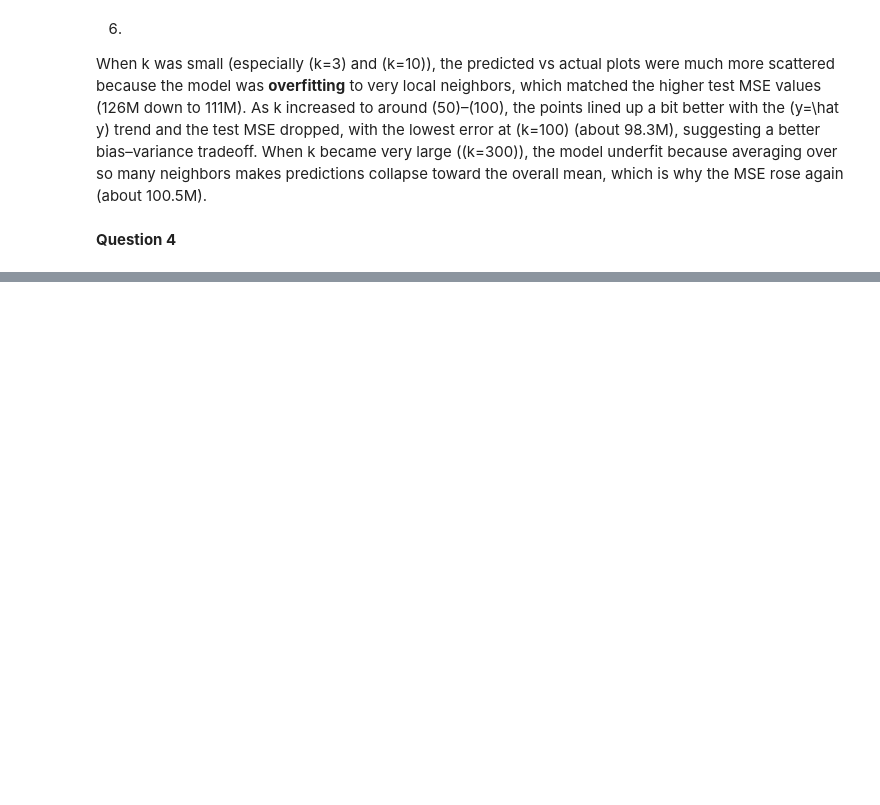
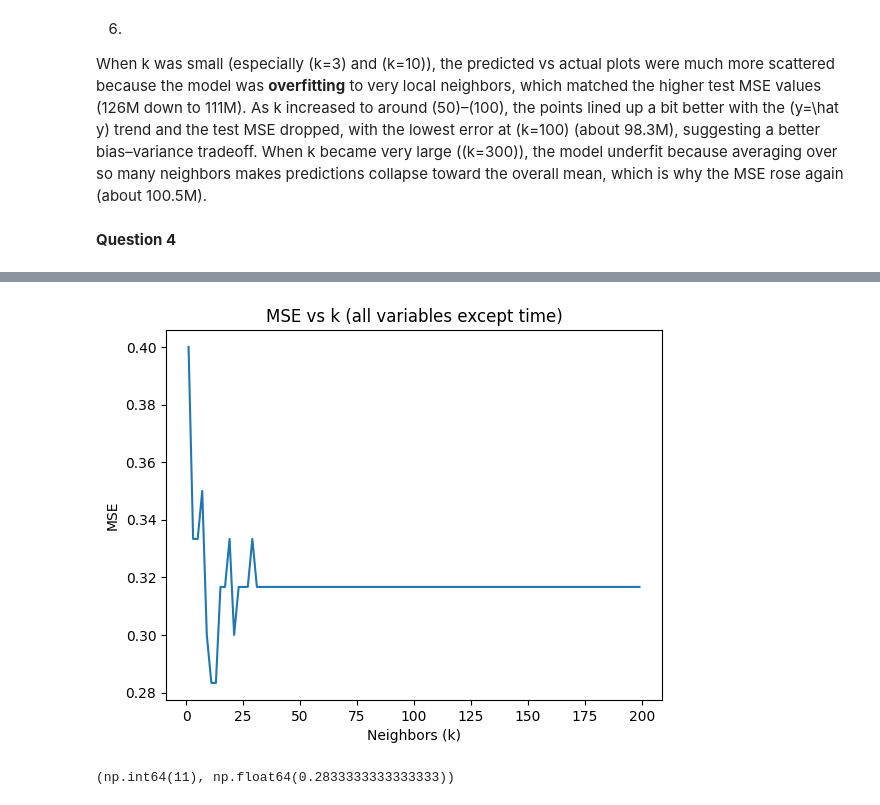
Before and after one commit to an9o/DS3021_Assignments, a Jupyter notebook: Assignment_2/Answers.ipynb, the cells around one changed output, grey strips where cells are left out. Cells and saved outputs as stored; diff of their text form; code cells hidden in the pictures; blank space fills up the shorter version.

```diff
--- a/Assignment_2/Answers.ipynb
+++ b/Assignment_2/Answers.ipynb
@@ -290,0 +456,36 @@ When k was small (especially (k=3) and (k=10)), the predicted vs actual plots we
+# %%
+y = df["DEATH_EVENT"]
+
+X = df.drop(columns=["DEATH_EVENT"])
+
+# Min-max normalize
+U = (X - X.min()) / (X.max() - X.min())
+
+# Train/test split
+U_train, U_test, y_train, y_test = train_test_split(
+    U, y, test_size=0.2, random_state=100, stratify=y
+)
+
+
+k_grid = np.array([(2*k+1) for k in range(0,100)])
+k_grid = k_grid[k_grid <= len(U_train)]
+
+mses = []
+for k in k_grid:
+    model = KNeighborsClassifier(n_neighbors=k)
+    model.fit(U_train, y_train)
+    y_hat = model.predict(U_test)
+    mses.append(mean_squared_error(y_test, y_hat))
+
+sns.lineplot(x=k_grid, y=mses)
+plt.xlabel("Neighbors (k)")
+plt.ylabel("MSE")
+plt.title("MSE vs k (all variables except time)")
+plt.show()
+
+k_star = k_grid[np.argmin(mses)]
+mse_star = np.min(mses)
+k_star, mse_star
+# %% [output]
+[figure, added]
+(np.int64(11), np.float64(0.2833333333333333))
```
Also changed, not shown: parts of 23 cells of this notebook, 2 other files.
